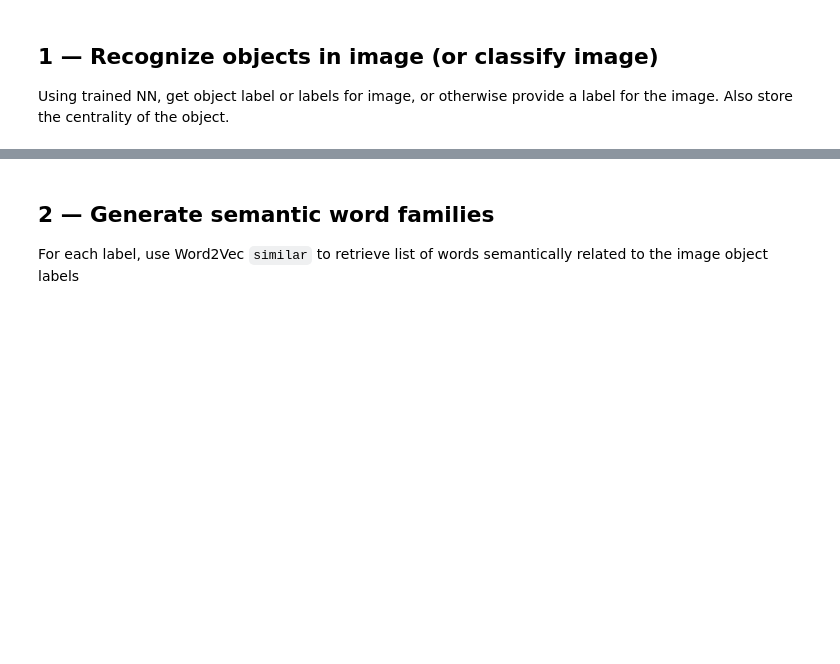
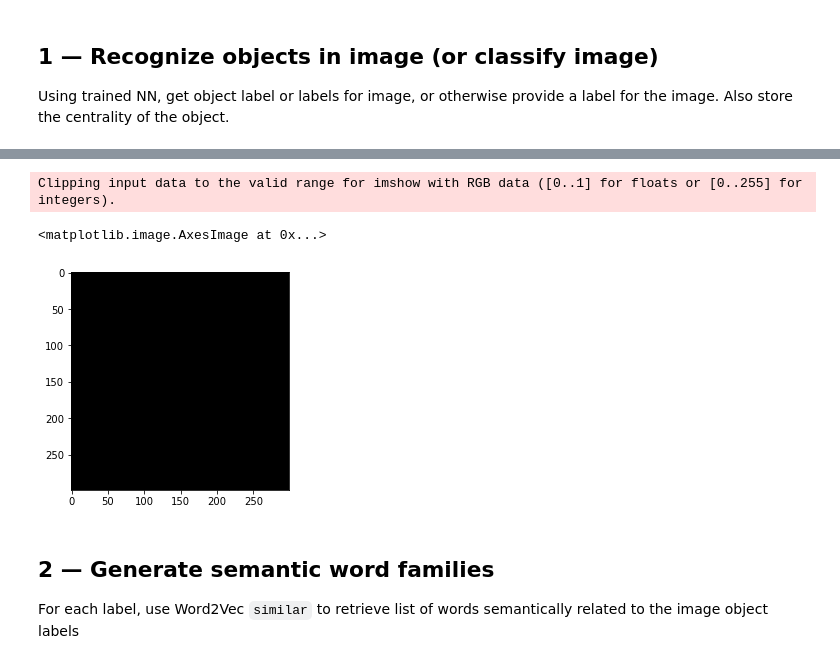
Before and after one commit to jmailman/experiments_in_image_captioning, a Jupyter notebook: algorithm_outline.ipynb, the cells around one changed output, grey strips where cells are left out. Drawn from its saved outputs; the diff is of its cells as text; code cells hidden in the pictures; blank space fills up the shorter version.

```diff
--- a/algorithm_outline.ipynb
+++ b/algorithm_outline.ipynb
@@ -98,0 +109,20 @@ Using trained NN, get object label or labels for image, or otherwise provide a l
+# %%
+def prepare_image_classification_model():
+    model_ = tf.keras.applications.xception.Xception(weights = 'imagenet', include_top=True)
+    return model_
+
+import requests
+def get_image_category_labels():  # is this function even necessary?
+    #fetching labels from Imagenet
+    response=requests.get('https://storage.googleapis.com/download.tensorflow.org/data/imagenet_class_index.json')
+    imgnet_map=response.json()
+    imgnet_map   # {'0': ['n01440764', 'tench'],   '1': ['n01443537', 'goldfish'], etc.
+
+    imgnet_num_from_label = {v[1]:k for k, v in imgnet_map.items()}
+    imgnet_label_from_num = {k:v[1] for k, v in imgnet_map.items()}
+
+    return ( imgnet_num_from_label, imgnet_label_from_num )
+# %%
+def get_num_str( num, max_digits=4 ):
+    leading_zeros = int(max_digits - (np.trunc(np.log10(num))+1))
+    return '0'*leading_zeros + str(num)
@@ -99,3 +177,9 @@ Using trained NN, get object label or labels for image, or otherwise provide a l
+# %%
+plt.imshow(recognized_image/255.)
+# %% [output]
+Clipping input data to the valid range for imshow with RGB data ([0..1] for floats or [0..255] for integers).
+<matplotlib.image.AxesImage at 0x...>
+[figure, added]
 # %% [markdown]
 ## 2 — Generate semantic word families
 
```
Also changed, not shown: parts of 14 cells of this notebook.
